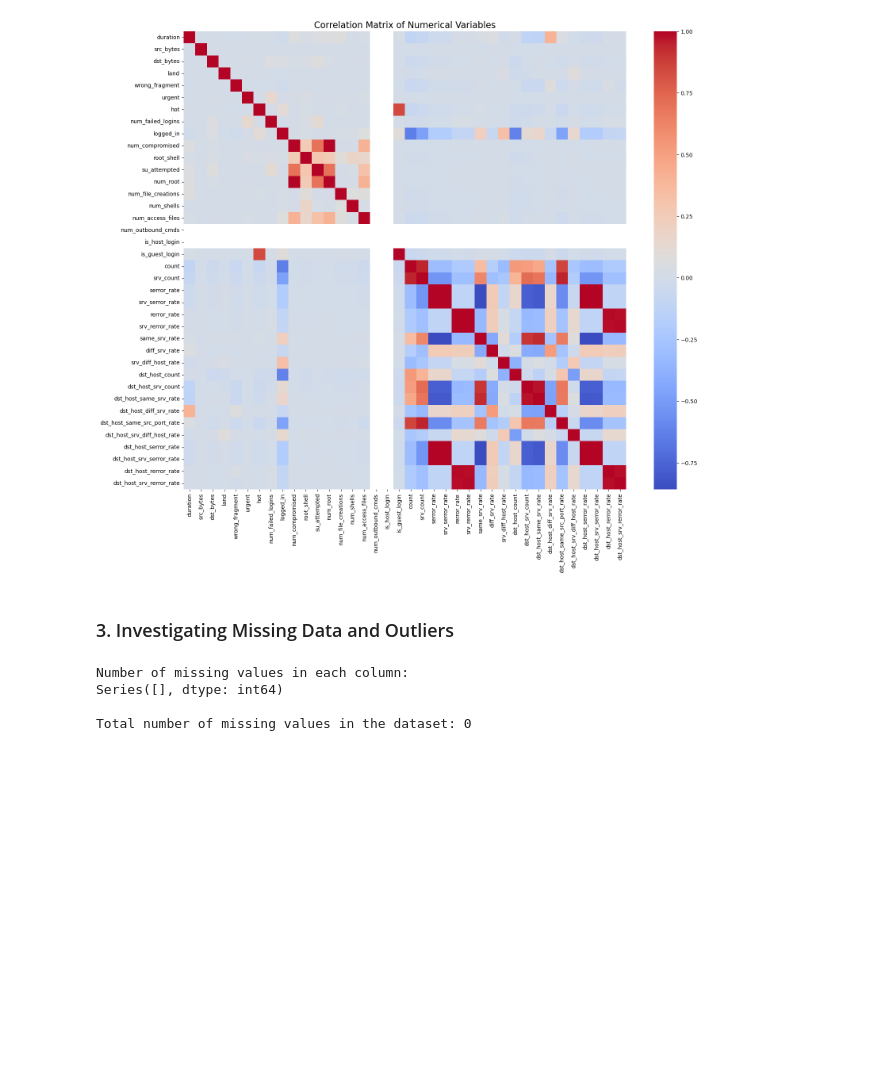
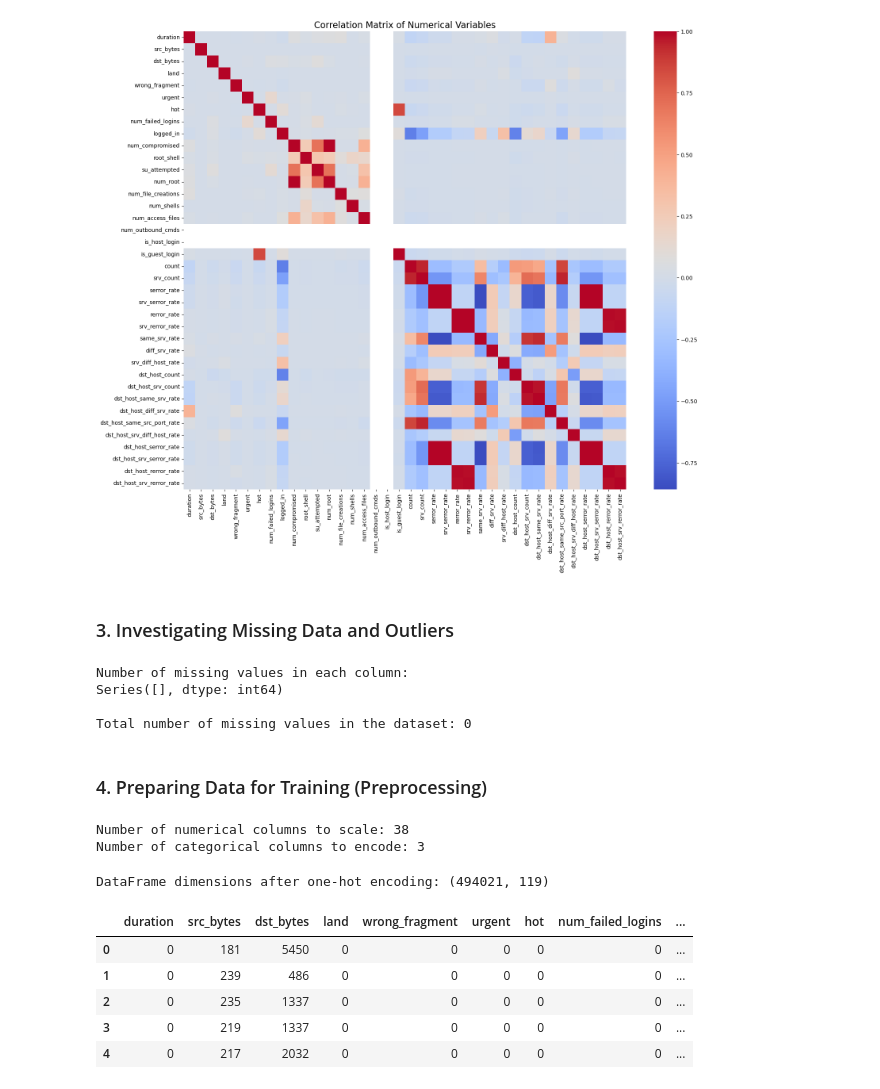
Before and after one commit to lukassso/python-mini-projects, a Jupyter notebook: machine-learning/ml_final_projects/04_network_anomaly_detection.ipynb, the cells around one changed output. Saved outputs shown, nothing was run; the diff lists cells and outputs as text; code cells hidden in the pictures; blank space fills up the shorter version.

Commit message:
fp-anomalydetection: Implement data preprocessing (encoding and scaling)

```diff
--- a/machine-learning/ml_final_projects/04_network_anomaly_detection.ipynb
+++ b/machine-learning/ml_final_projects/04_network_anomaly_detection.ipynb
@@ -227,3 +229,35 @@ Number of missing values in each column:
 Series([], dtype: int64)
 
 Total number of missing values in the dataset: 0
+# %% [markdown]
+### 4. Preparing Data for Training (Preprocessing)
+# %%
+# Identify numerical and categorical columns (excluding 'outcome')
+numerical_cols = df.select_dtypes(include=['number']).columns
+categorical_cols = df.select_dtypes(include=['object']).columns
+
+# Remove the 'outcome' column from the list of categorical columns to be processed
+categorical_cols = categorical_cols.drop('outcome')
+
+print(f"Number of numerical columns to scale: {len(numerical_cols)}")
+print(f"Number of categorical columns to encode: {len(categorical_cols)}")
+# %% [output]
+Number of numerical columns to scale: 38
+Number of categorical columns to encode: 3
+# %%
+# Copy the original DataFrame to avoid modifying it
+df_prep = df.copy()
+
+# Apply one-hot encoding
+df_prep = pd.get_dummies(df_prep, columns=categorical_cols, dtype=float)
+
+print("DataFrame dimensions after one-hot encoding:", df_prep.shape)
+display(df_prep.head())
+# %% [output]
+DataFrame dimensions after one-hot encoding: (494021, 119)
+|  | duration | src_bytes | dst_bytes | land | wrong_fragment | urgent | hot | num_failed_logins | ... |
+| 0 | 0 | 181 | 5450 | 0 | 0 | 0 | 0 | 0 | ... |
+| 1 | 0 | 239 | 486 | 0 | 0 | 0 | 0 | 0 | ... |
+| 2 | 0 | 235 | 1337 | 0 | 0 | 0 | 0 | 0 | ... |
+| 3 | 0 | 219 | 1337 | 0 | 0 | 0 | 0 | 0 | ... |
+| 4 | 0 | 217 | 2032 | 0 | 0 | 0 | 0 | 0 | ... |
```
Also changed, not shown: parts of 3 cells of this notebook, 1 other file.
